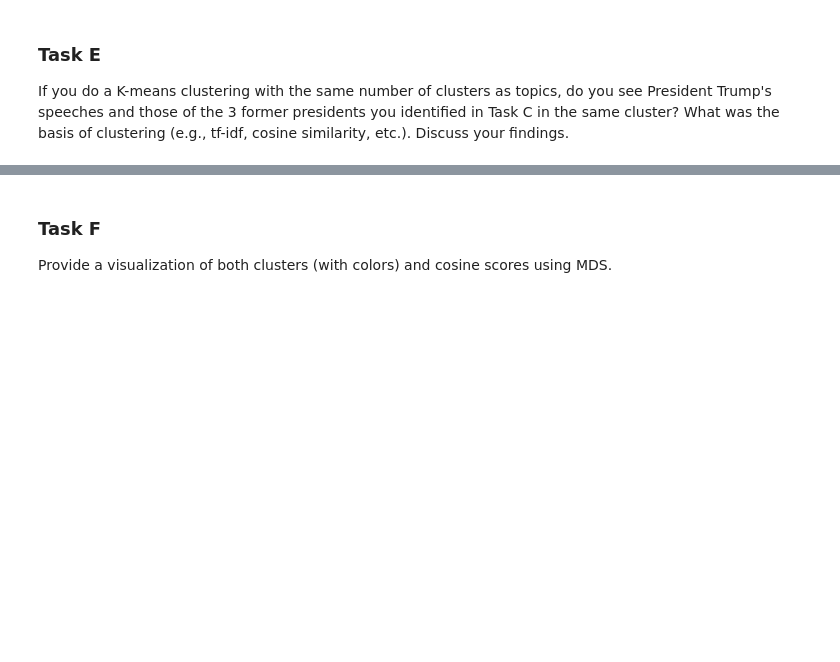
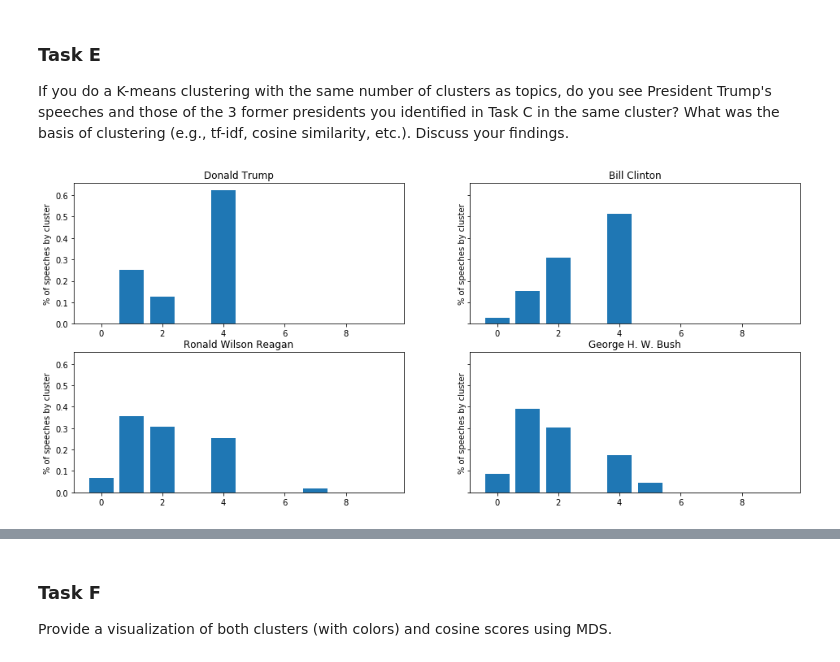
Before and after one commit to p-mckenzie/social-media-analytics, a Jupyter notebook: Assignment_2/HW_2.ipynb, the cells around one changed output, grey strips where cells are left out. Cells and saved outputs as stored; diff of their text form; code cells hidden in the pictures; blank space fills up the shorter version.

Commit message:
add clustering

```diff
--- a/Assignment_2/HW_2.ipynb
+++ b/Assignment_2/HW_2.ipynb
@@ -236,3 +238,39 @@ It is difficult to make any statements about the change over time in Trump's spe
 # %% [markdown]
 ### Task E
 If you do a K-means clustering with the same number of clusters as topics, do you see President Trump's speeches and those of the 3 former presidents you identified in Task C in the same cluster? What was the basis of clustering (e.g., tf-idf, cosine similarity, etc.). Discuss your findings.
+# %%
+from sklearn.cluster import KMeans
+km = KMeans(n_clusters = 10)
+km_vec = TfidfVectorizer(max_df=0.75, min_df=0.1)
+km_x = km_vec.fit_transform(df['text'].values)
+km.fit(km_x)
+km_results = [x for x in zip(df['speaker'].values, km.labels_)]
+km_df = pd.DataFrame(dict(cluster = pd.Series(km.labels_), president = df["speaker"]))
+km_results_counts = {}
+for pres, clu in km_results:
+    if pres not in km_results_counts.keys():
+        km_results_counts[pres] = [0, 0, 0, 0, 0, 0, 0, 0, 0, 0]
+    km_results_counts[pres][clu] += 1
+km_results[:10]
+# %%
+clust = pd.DataFrame(km_results_counts)
+clust = clust.div(clust.sum())
+
+fig, axes = plt.subplots(sharey=True, nrows=2,ncols=2, figsize=(16,7))
+
+axes[0,0].bar(height=clust['Donald Trump'], x=clust.index)
+axes[0,0].set_title('Donald Trump')
+axes[0,0].set_ylabel("% of speeches by cluster")
+axes[0,1].bar(height=clust['Bill Clinton'], x=clust.index)
+axes[0,1].set_title('Bill Clinton')
+axes[0,1].set_ylabel("% of speeches by cluster")
+axes[1,0].bar(height=clust['Ronald Wilson Reagan'], x=clust.index)
+axes[1,0].set_title('Ronald Wilson Reagan')
+axes[1,0].set_ylabel("% of speeches by cluster")
+axes[1,1].bar(height=clust['George H. W. Bush'], x=clust.index)
+axes[1,1].set_title('George H. W. Bush')
+axes[1,1].set_ylabel("% of speeches by cluster")
+
+plt.show()
+# %% [output]
+[figure, added]
```
Also changed, not shown: parts of 2 cells of this notebook.
